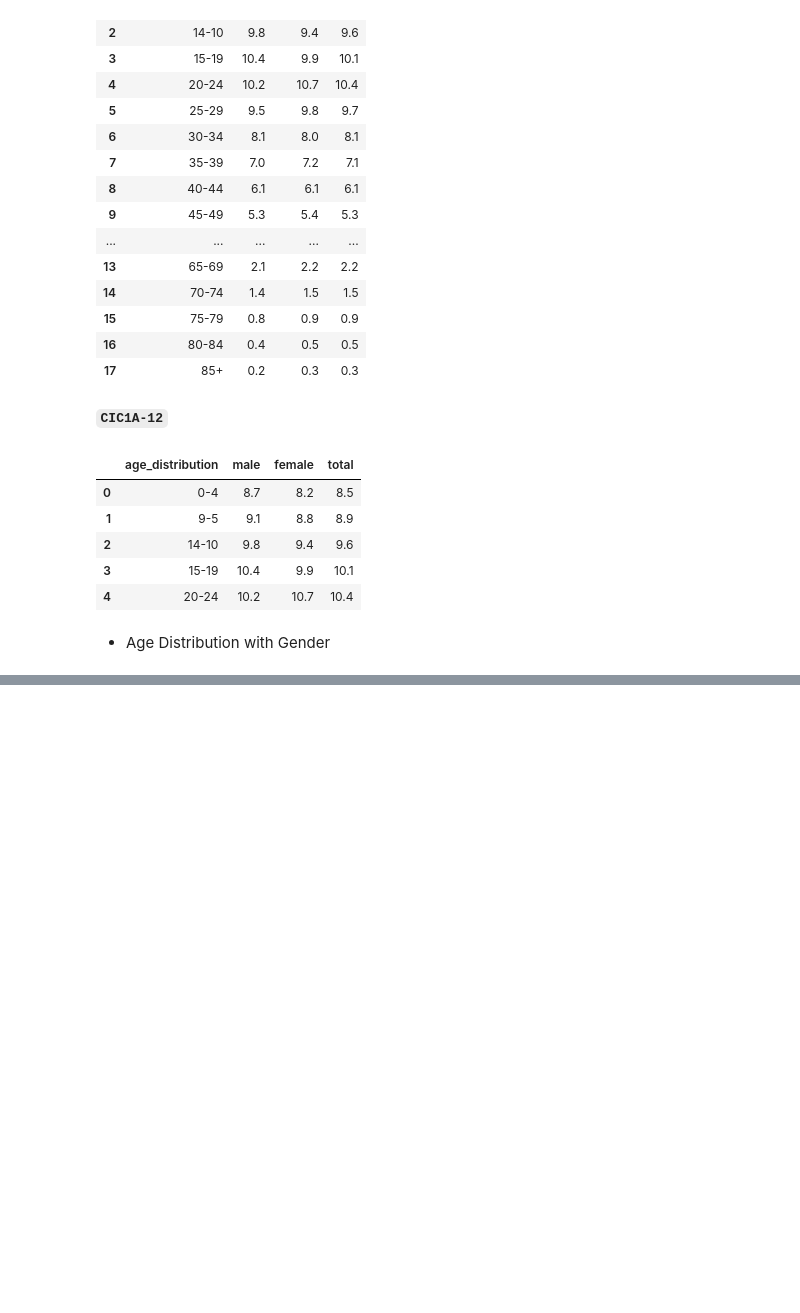
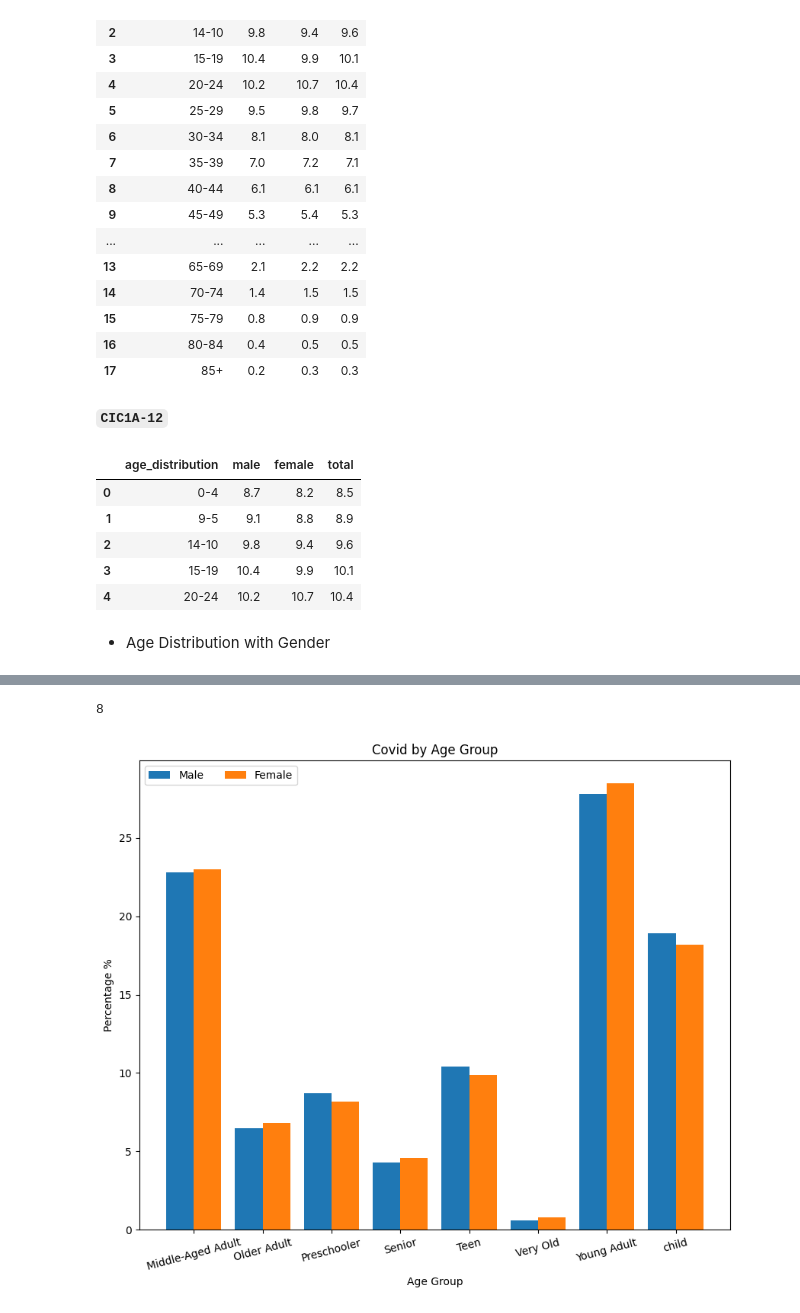
Before and after one commit to adnaen/covid-19-india-analysis, a Jupyter notebook: notebook/01-data-cleaning.ipynb, the cells around one changed output, grey strips where cells are left out. Drawn from its saved outputs; the diff is of its cells as text; code cells hidden in the pictures; blank space fills up the shorter version.

Commit message:
CIC1A-13: Analyse age group

```diff
--- a/notebook/01-data-cleaning.ipynb
+++ b/notebook/01-data-cleaning.ipynb
@@ -196,0 +226,2 @@ plt.show()
+# %%
+age_df["age_group"] = age_df["age_distribution"].apply(classify_age_group)
@@ -196,0 +248,5 @@ plt.show()
+# %%
+g_group = age_df.groupby("age_group")
+
+age_group_result = g_group[["male", "female"]].agg(["mean", "sum"])
+age_group_result
@@ -196,0 +265,23 @@ plt.show()
+# %%
+len(age_group_result)
+# %% [output]
+8
+# %%
+fig, ax = plt.subplots(figsize=(10,8))
+
+x_len = np.arange(len(age_group_result))
+
+ax.bar(x_len - width, age_group_result[("male", "sum")], width, label="Male")
+ax.bar(x_len,age_group_result[("female", "sum")], width, label="Female")
+
+ax.set_xticks(x_len - (width/2))
+ax.set_xticklabels(age_group_result.index)
+ax.legend(loc="upper left", ncols=2)
+ax.set_title("Covid by Age Group")
+ax.set_ylabel("Percentage %")
+ax.set_xlabel("Age Group")
+
+plt.xticks(rotation=15)
+plt.show()
+# %% [output]
+[figure, added]
```
Also changed, not shown: parts of 5 cells of this notebook.
